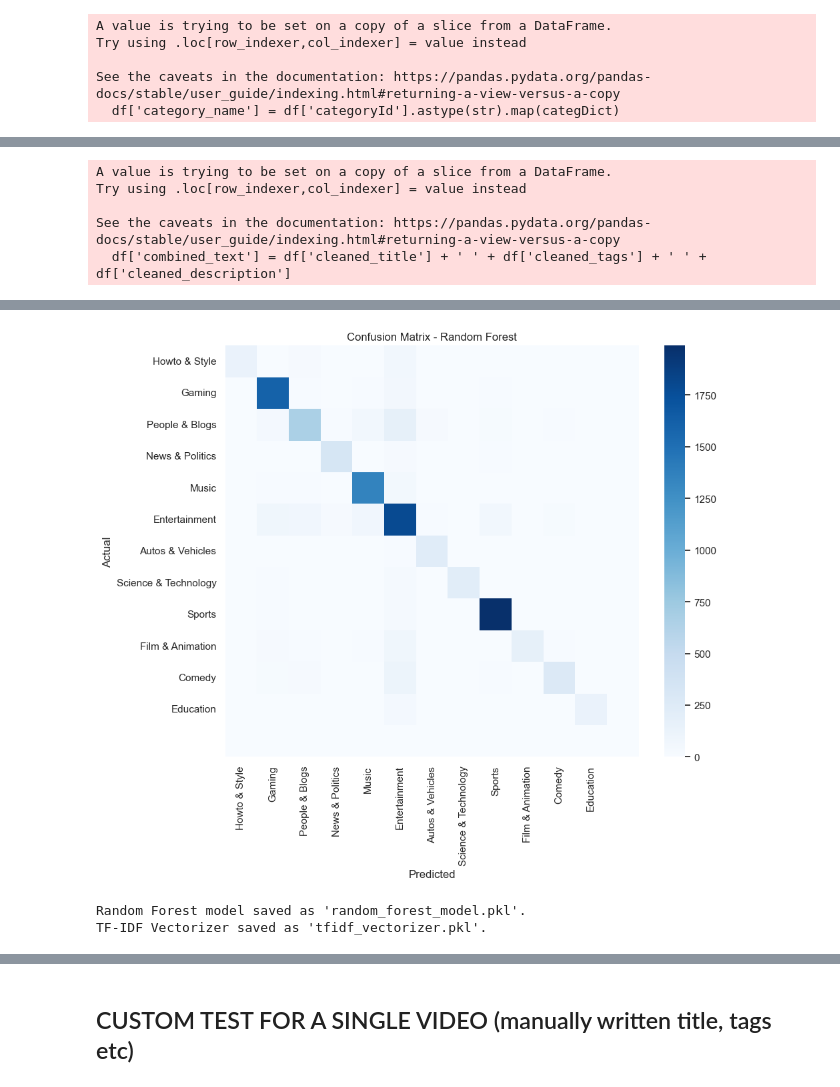
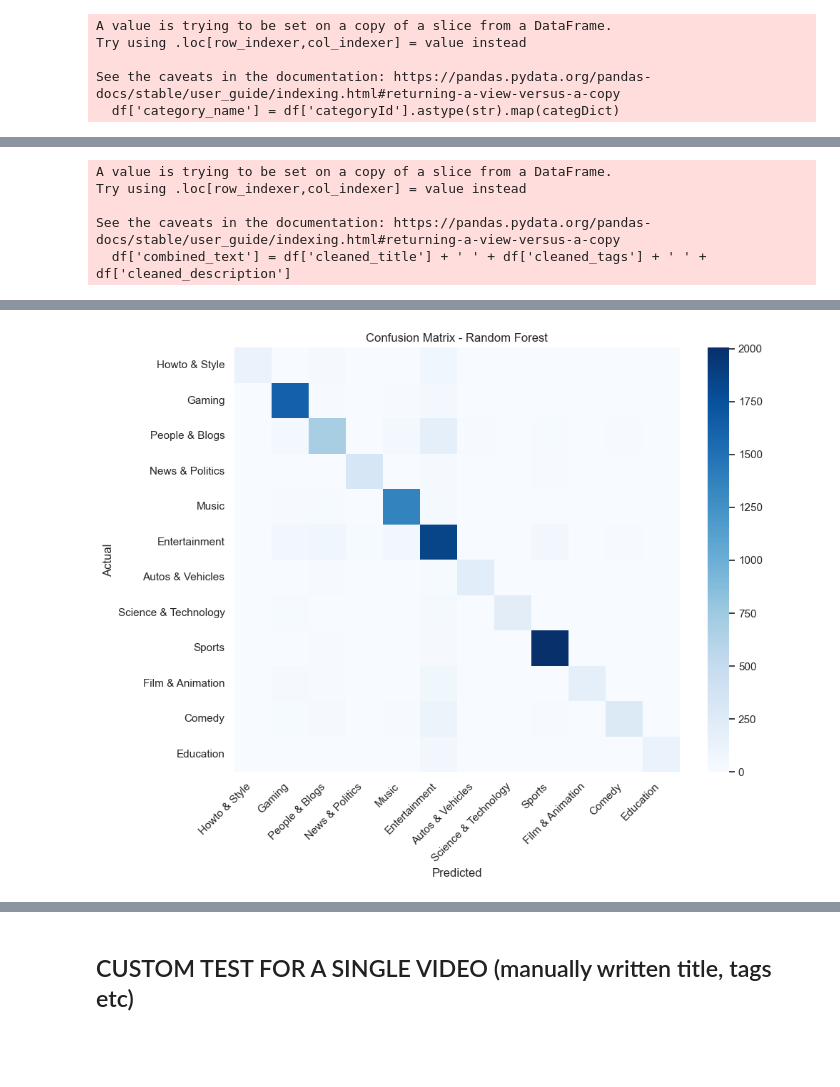
Before and after one commit to Eldern45/DSYoutubeAnalytics, a Jupyter notebook: prediction.ipynb, the cells around one changed output, grey strips where cells are left out. Drawn from its saved outputs; the diff is of its cells as text; code cells hidden in the pictures; blank space fills up the shorter version.

```diff
--- a/prediction.ipynb
+++ b/prediction.ipynb
@@ -59,7 +59,6 @@ import pandas as pd
 import re
 import nltk
 from nltk.corpus import stopwords
-from langdetect import detect, DetectorFactory, LangDetectException
 from tqdm import tqdm
 
 # Download the NLTK stopwords corpus if not already downloaded
@@ -117,17 +116,13 @@ def clean_tags(tags):
 # Define a list of columns in the DataFrame that need to be cleaned
 columns_to_clean = ['description', 'title', 'tags']
 
-# Initialize new columns in the DataFrame to store the cleaned data
-for col in columns_to_clean:
-    df.loc[f'cleaned_{col}'] = ""  # Initialize the new column with empty strings
-
 # Apply the appropriate cleaning function to each column with a progress bar
 # (tqdm was for us to see the progress)
 for col in tqdm(columns_to_clean, desc="Cleaning Columns"):
     if col == 'tags':
-        df[f'cleaned_{col}'] = df[col].apply(clean_tags)
+        df.loc[:, f'cleaned_{col}'] = df[col].apply(clean_tags)
     else:
-        df[f'cleaned_{col}'] = df[col].apply(clean_text)
+        df.loc[:, f'cleaned_{col}'] = df[col].apply(clean_text)
 # %% [output]
 [nltk_data] Downloading package stopwords to
 [nltk_data]     C:\Users\Timaty\AppData\Roaming\nltk_data...
@@ -149,6 +145,5 @@ See the caveats in the documentation: https://pandas.pydata.org/pandas-docs/stab
 # %%
-import numpy as np
-from sklearn.feature_extraction.text import TfidfVectorizer
+from sklearn.feature_extraction.text import TfidfVectorizer, CountVectorizer
 from sklearn.model_selection import train_test_split
 from sklearn.ensemble import RandomForestClassifier
 from sklearn.metrics import accuracy_score, classification_report, confusion_matrix
@@ -179,22 +174,17 @@ print(f'Test set: {X_test.shape[0]} records')
 
 
 # Initializing the TfidfVectorizer for converting text data into numerical features
-vectorizer = TfidfVectorizer(
-    max_features=5000,        # Maximum number of features
-    ngram_range=(1, 2),       # Consider both unigrams and bigrams
-    stop_words='english',     # Remove English stopwords (already removed during cleaning, but just in case)
-    lowercase=True            # Convert all characters to lowercase (also done, but just in case)
-)
+vectorizer = TfidfVectorizer()
 
-# Fitting the vectorizer on the training data and transforming the training data into TF-IDF features
-X_train_tfidf = vectorizer.fit_transform(X_train)
+# Fitting the vectorizer on the training data
+X_train_v = vectorizer.fit_transform(X_train)
 
-# Transforming the test data into TF-IDF features using the already fitted vectorizer
-X_test_tfidf = vectorizer.transform(X_test)
+# Transforming the test data
+X_test_v = vectorizer.transform(X_test)
 
 # Printing the shape of the vectorized training and testing data
-print(f'Training set after vectorization: {X_train_tfidf.shape}')
-print(f'Test set after vectorization: {X_test_tfidf.shape}')
+print(f'Training set after vectorization: {X_train_v.shape}')
+print(f'Test set after vectorization: {X_test_v.shape}')
 
 # Initializing the Random Forest Classifier with specified parameters
 rf_model = RandomForestClassifier(
@@ -203,12 +193,10 @@ rf_model = RandomForestClassifier(
     n_jobs=-1            # Utilize all available CPU cores for parallel processing (to run fast, I was tired of waiting)
 )
 
+rf_model.fit(X_train_v, y_train)
+y_pred_rf = rf_model.predict(X_test_v)
 
-rf_model.fit(X_train_tfidf, y_train)
-y_pred_rf = rf_model.predict(X_test_tfidf)
-
-def evaluate_model(y_true, y_pred, model_name):
-    print(f"--- Model Evaluation: {model_name} ---")
+def evaluate_model(y_true, y_pred):
 
     acc = accuracy_score(y_true, y_pred)
     print(f"Accuracy: {acc:.4f}")
@@ -216,20 +204,28 @@ def evaluate_model(y_true, y_pred, model_name):
     print("\nClassification Report:")
     print(classification_report(y_true, y_pred))
 
-
     plt.figure(figsize=(10, 8))
     cm = confusion_matrix(y_true, y_pred, labels=y_true.unique())
-    sns.heatmap(cm, annot=False, fmt='d', cmap='Blues',
-                xticklabels=y_true.unique(),
-                yticklabels=y_true.unique())
-    plt.title(f'Confusion Matrix - {model_name}')
+    ax = sns.heatmap(cm, annot=False, fmt='d', cmap='Blues',
+                     xticklabels=y_true.unique(),
+                     yticklabels=y_true.unique())
+
+    plt.title(f'Confusion Matrix - Random Forest')
     plt.ylabel('Actual')
     plt.xlabel('Predicted')
+
+    plt.xticks(rotation=45)
+    for label in ax.get_xticklabels():
+        label.set_horizontalalignment('right')
+        label.set_verticalalignment('top')
+
+
+    plt.tight_layout()
+    # plt.savefig("cm.png", transparent=True)
     plt.show()
 
-
 # Evaluating the Random Forest model
-evaluate_model(y_test, y_pred_rf, "Random Forest")
+evaluate_model(y_test, y_pred_rf)
 # %% [output]
 A value is trying to be set on a copy of a slice from a DataFrame.
 Try using .loc[row_indexer,col_indexer] = value instead
@@ -256,14 +252 @@ Classification Report:
-[figure, old version]
+[figure, new version]
-# %%
-import joblib
-
-# Save the Random Forest model
-joblib.dump(rf_model, 'random_forest_model.pkl')
-print("Random Forest model saved as 'random_forest_model.pkl'.")
-
-# Save the TF-IDF Vectorizer
-joblib.dump(vectorizer, 'tfidf_vectorizer.pkl')
-print("TF-IDF Vectorizer saved as 'tfidf_vectorizer.pkl'.")
-# %% [output]
-Random Forest model saved as 'random_forest_model.pkl'.
-TF-IDF Vectorizer saved as 'tfidf_vectorizer.pkl'.
```
Also changed, not shown: parts of 4 cells of this notebook, 2 other files.
